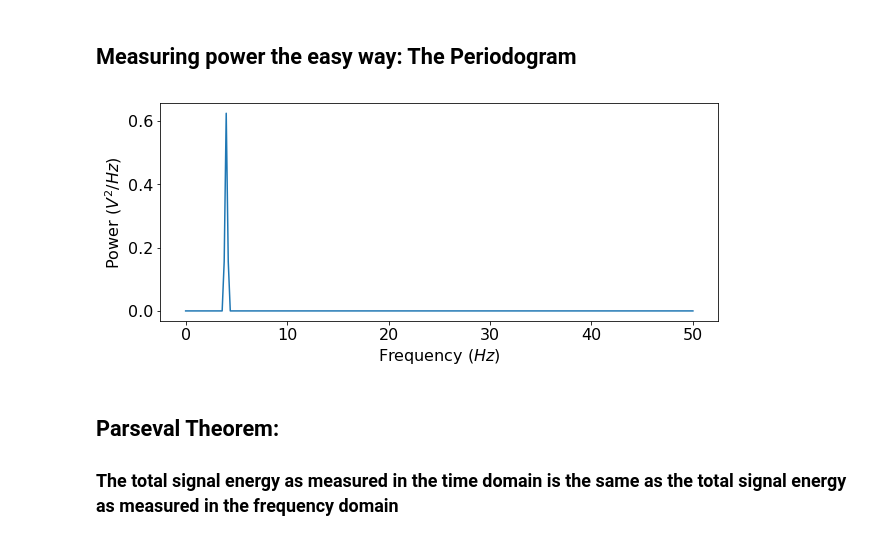
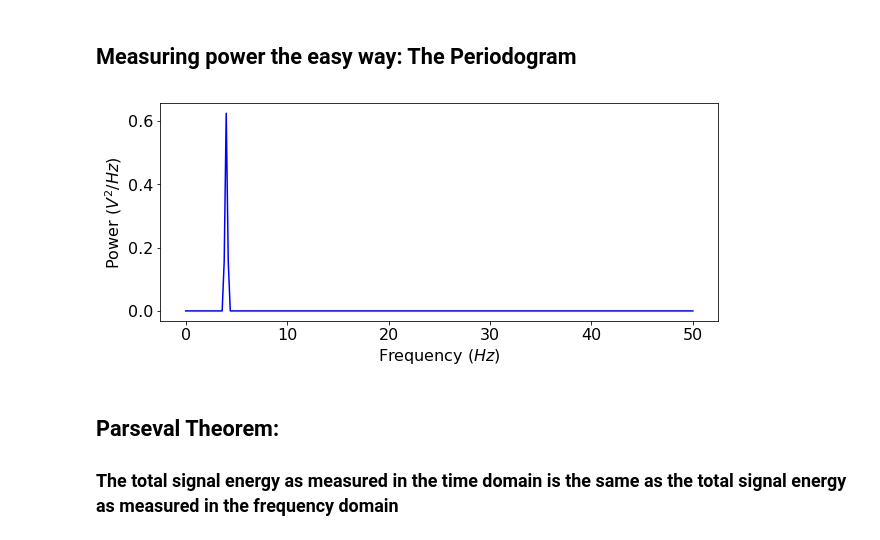
Before and after one commit to rgerkin/dacn-lectures, a Jupyter notebook: spectral-analysis.ipynb, the cells around one changed output. Drawn from its saved outputs; the diff is of its cells as text; code cells hidden in the pictures.

```diff
--- a/spectral-analysis.ipynb
+++ b/spectral-analysis.ipynb
@@ -100,15 +100,15 @@ plot_magnitude(frequencies,magnitude)
 # %%
 from scipy.signal import periodogram
 frequencies, power = periodogram(signal,fs=1/dt)
-def plot_periodogram(frequencies,power):
+def plot_periodogram(frequencies,power,color='b'):
     plt.figure(figsize=(10,4))
-    plt.plot(frequencies,power)
+    plt.plot(frequencies,power,color)
     plt.xlabel('Frequency ($Hz$)')
     plt.ylabel('Power ($V^2/Hz$)') # Note that power is now
                                    # a normalized density
 plot_periodogram(frequencies,power)
 # %% [output]
-[figure, old version]
+[figure, new version]
 # %% [markdown]
 ## Parseval Theorem:
 ### The total signal energy as measured in the time domain is the same as the total signal energy as measured in the frequency domain
```
Also changed, not shown: parts of 18 cells of this notebook.
